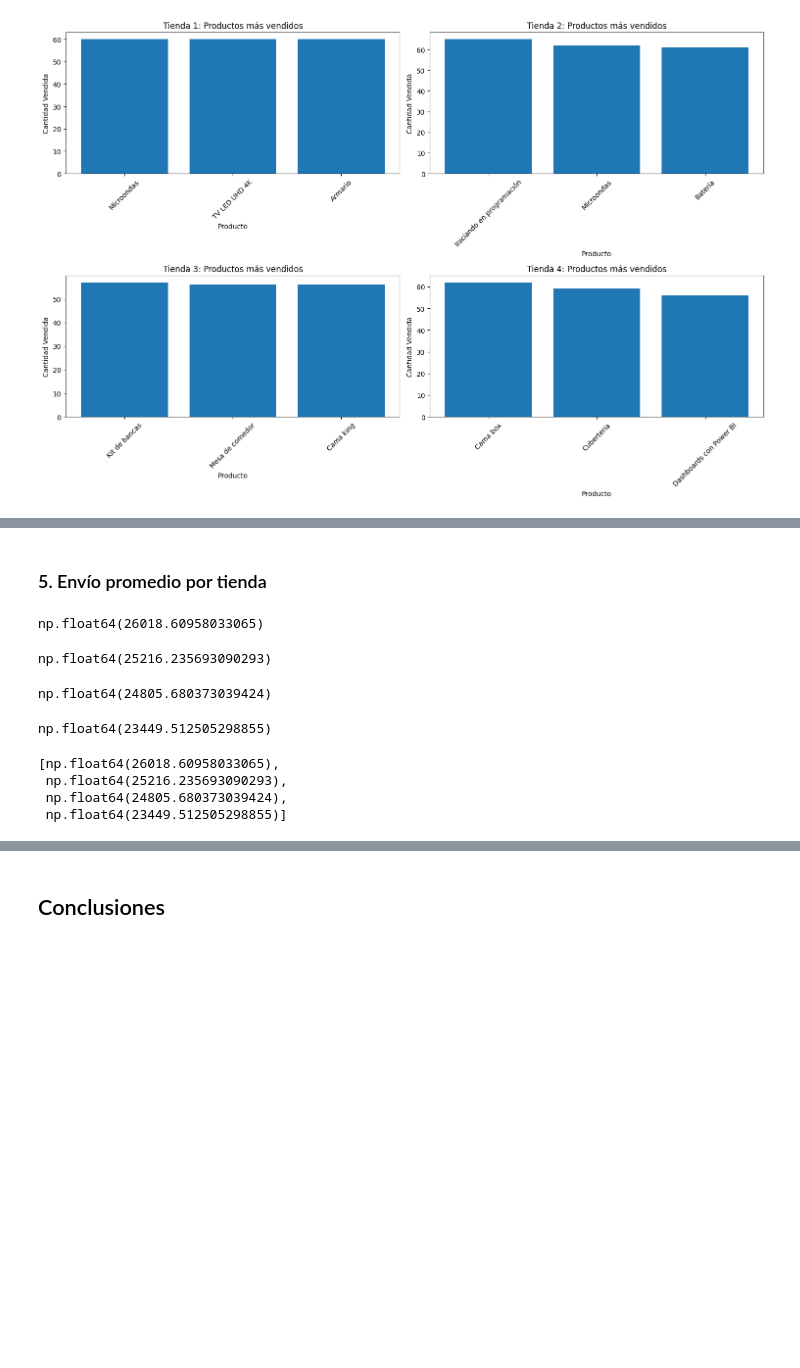
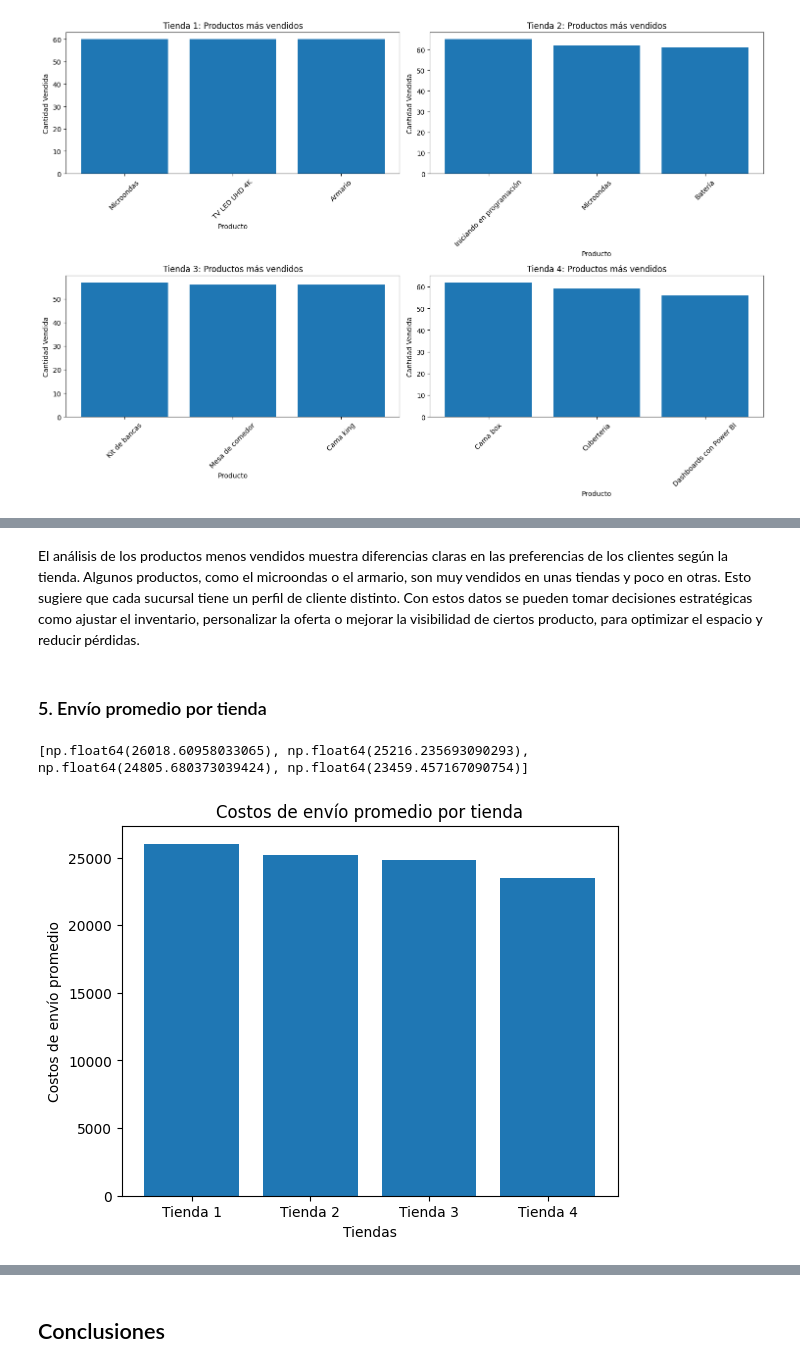
Before and after one commit to vanessa-oreza/Alura-Store, a Jupyter notebook: AluraStoreLatam.ipynb, the cells around one changed output, grey strips where cells are left out. Cells and saved outputs as stored; diff of their text form; code cells hidden in the pictures; blank space fills up the shorter version.

```diff
--- a/AluraStoreLatam.ipynb
+++ b/AluraStoreLatam.ipynb
@@ -335,30 +378,4 @@ El análisis revela diferencias importantes en los perfiles de consumo entre tie
+# %% [markdown]
+El análisis de los productos menos vendidos muestra diferencias claras en las preferencias de los clientes según la tienda. Algunos productos, como el microondas o el armario, son muy vendidos en unas tiendas y poco en otras. Esto sugiere que cada sucursal tiene un perfil de cliente distinto. Con estos datos se pueden tomar decisiones estratégicas como ajustar el inventario, personalizar la oferta o mejorar la visibilidad de ciertos producto, para optimizar el espacio y reducir pérdidas.
 # %% [markdown]
 ### 5. Envío promedio por tienda
-# %%
-envio_promedio1 = tienda['Costo de envío'].sum()/len(tienda)
-envio_promedio1
-# %% [output]
-np.float64(26018.60958033065)
-# %%
-envio_promedio2 = tienda2['Costo de envío'].sum()/len(tienda)
-envio_promedio2
-# %% [output]
-np.float64(25216.235693090293)
-# %%
-envio_promedio3 = tienda3['Costo de envío'].sum()/len(tienda)
-envio_promedio3
-# %% [output]
-np.float64(24805.680373039424)
-# %%
-envio_promedio4 = tienda4['Costo de envío'].sum()/len(tienda)
-envio_promedio4
-# %% [output]
-np.float64(23449.512505298855)
-# %%
-compilacion_envio=[envio_promedio1,envio_promedio2,envio_promedio3,envio_promedio4]
-compilacion_envio
-# %% [output]
-[np.float64(26018.60958033065),
- np.float64(25216.235693090293),
- np.float64(24805.680373039424),
- np.float64(23449.512505298855)]
@@ -367,0 +382,19 @@ envios_promedio=[envio_promedio1,envio_promedio2,envio_promedio3,envio_promedio4
+# %%
+envio_promedio1 = tienda['Costo de envío'].sum()/len(tienda)
+envio_promedio2 = tienda2['Costo de envío'].sum()/len(tienda2)
+envio_promedio3 = tienda3['Costo de envío'].sum()/len(tienda3)
+envio_promedio4 = tienda4['Costo de envío'].sum()/len(tienda4)
+compilacion_envio=[envio_promedio1,envio_promedio2,envio_promedio3,envio_promedio4]
+tiendas=['Tienda 1','Tienda 2','Tienda 3','Tienda 4']
+envios_promedio=[envio_promedio1,envio_promedio2,envio_promedio3,envio_promedio4]
+print(envios_promedio)
+# %% [output]
+[np.float64(26018.60958033065), np.float64(25216.235693090293), np.float64(24805.680373039424), np.float64(23459.457167090754)]
+# %%
+plt.bar(tiendas,envios_promedio)
+plt.title('Costos de envío promedio por tienda')
+plt.xlabel('Tiendas')
+plt.ylabel('Costos de envío promedio')
+plt.show()
+# %% [output]
+[figure, added]
```
Also changed, not shown: parts of 27 cells of this notebook.
